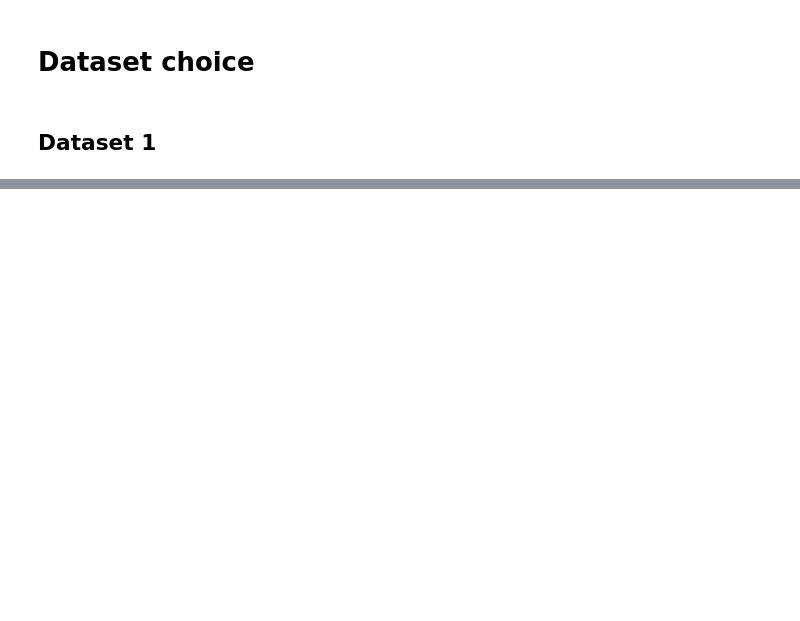
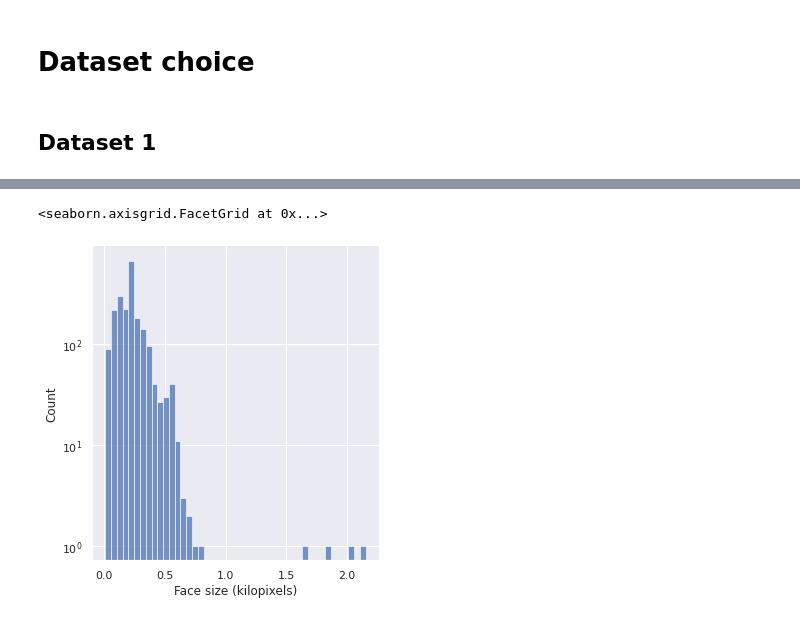
Before and after one commit to amrukwa/mask_detection, a Jupyter notebook: blog_version_pt.2.ipynb, the cells around one changed output, grey strips where cells are left out. Drawn from its saved outputs; the diff is of its cells as text; code cells hidden in the pictures; blank space fills up the shorter version.

```diff
--- a/blog_version_pt.2.ipynb
+++ b/blog_version_pt.2.ipynb
@@ -54,0 +78,11 @@ fig
+# %%
+faces_size = [size/10**3 for size in faces_size]
+# %%
+fig = sns.displot(faces_size, bins=int((len(faces_size))**(0.5)))
+for ax in fig.axes.flat:
+    ax.set_yscale('log')
+    ax.set(xlabel='Face size (kilopixels)')
+fig
+# %% [output]
+<seaborn.axisgrid.FacetGrid at 0x...>
+[figure, added]
```
Also changed, not shown: parts of 6 cells of this notebook.
